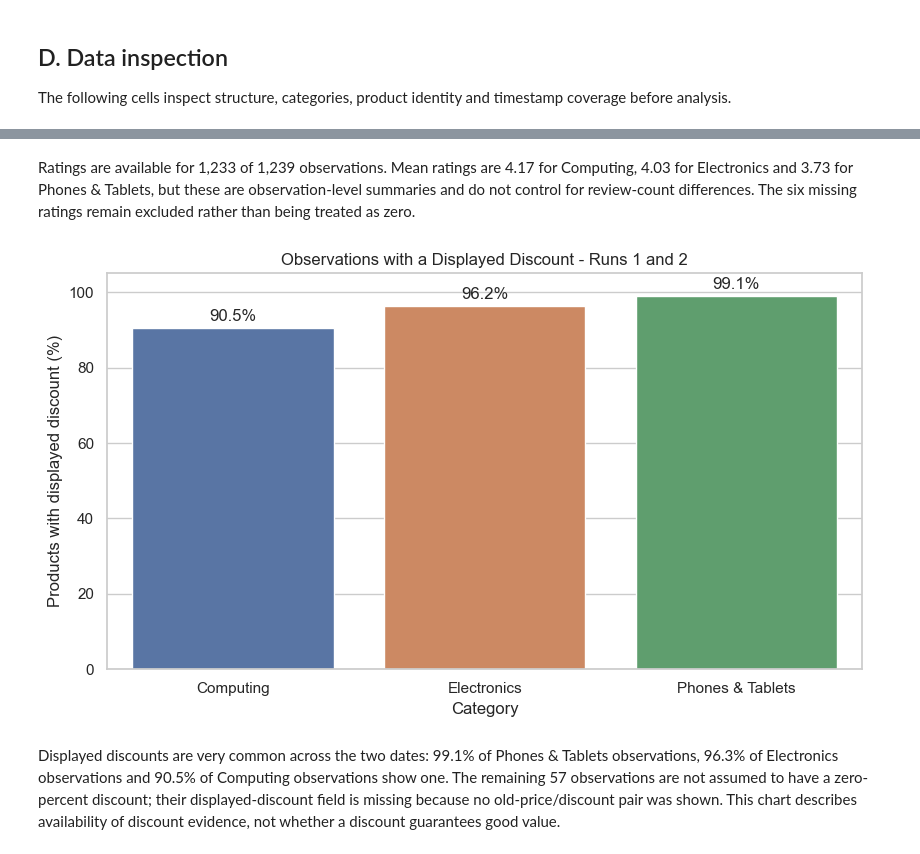
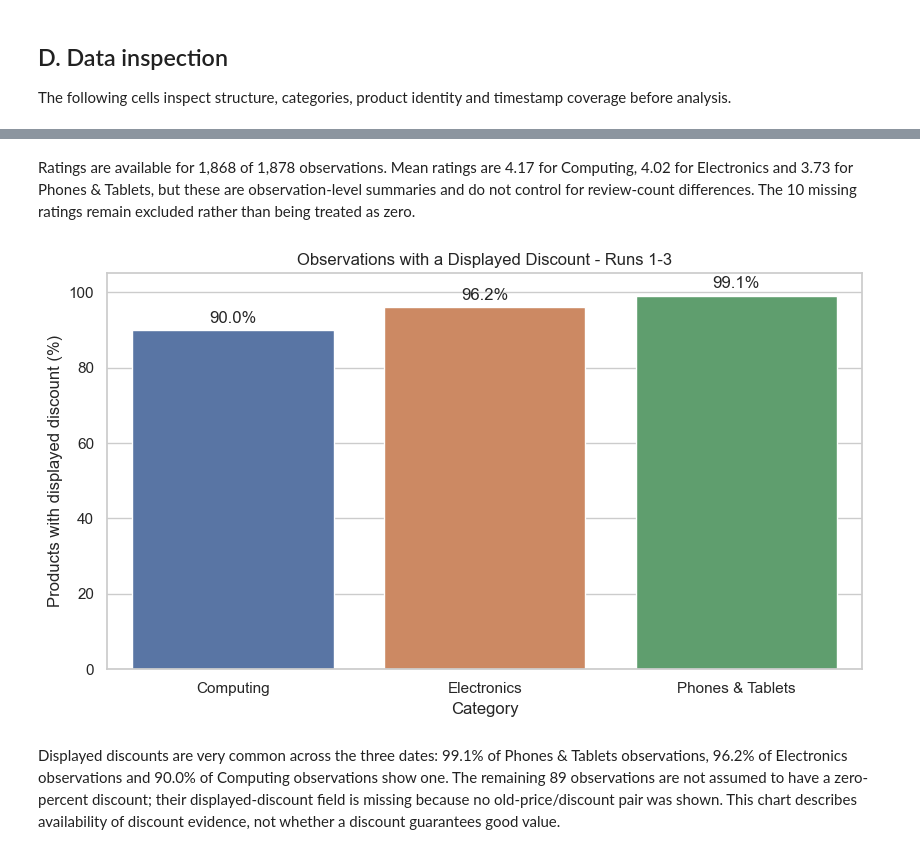
Before and after one commit to sedrackbisogho85-jpg/dsc2107-group2-jumia-ng, a Jupyter notebook: notebooks/jumia_analysis.ipynb, the cells around one changed output, grey strips where cells are left out. Cells and saved outputs as stored; diff of their text form; code cells hidden in the pictures.

```diff
--- a/notebooks/jumia_analysis.ipynb
+++ b/notebooks/jumia_analysis.ipynb
@@ -335,38 +341,38 @@ plt.show()
 # %% [markdown]
-Ratings are available for 1,233 of 1,239 observations. Mean ratings are 4.17 for Computing, 4.03 for Electronics and 3.73 for Phones & Tablets, but these are observation-level summaries and do not control for review-count differences. The six missing ratings remain excluded rather than being treated as zero.
+Ratings are available for 1,868 of 1,878 observations. Mean ratings are 4.17 for Computing, 4.02 for Electronics and 3.73 for Phones & Tablets, but these are observation-level summaries and do not control for review-count differences. The 10 missing ratings remain excluded rather than being treated as zero.
 # %%
 discount_summary = (
     df.groupby("category")
       .agg(
           total_products=("source_product_id", "size"),
           discounted_products=("displayed_discount_percentage", lambda values: values.notna().sum()),
       )
       .reset_index()
 )
 discount_summary["discounted_percentage"] = (
     discount_summary["discounted_products"] / discount_summary["total_products"] * 100
 )
 
 plt.figure(figsize=(8.5, 5))
 axis = sns.barplot(
     data=discount_summary,
     x="category",
     y="discounted_percentage",
     hue="category",
     legend=False,
 )
 for container in axis.containers:
     axis.bar_label(container, fmt="%.1f%%", padding=3)
-plt.title("Observations with a Displayed Discount - Runs 1 and 2")
+plt.title(f"Observations with a Displayed Discount - {run_label}")
 plt.xlabel("Category")
 plt.ylabel("Products with displayed discount (%)")
 plt.ylim(0, 105)
 plt.tight_layout()
 plt.show()
 # %% [output]
-[figure, old version]
+[figure, new version]
 # %% [markdown]
-Displayed discounts are very common across the two dates: 99.1% of Phones & Tablets observations, 96.3% of Electronics observations and 90.5% of Computing observations show one. The remaining 57 observations are not assumed to have a zero-percent discount; their displayed-discount field is missing because no old-price/discount pair was shown. This chart describes availability of discount evidence, not whether a discount guarantees good value.
+Displayed discounts are very common across the three dates: 99.1% of Phones & Tablets observations, 96.2% of Electronics observations and 90.0% of Computing observations show one. The remaining 89 observations are not assumed to have a zero-percent discount; their displayed-discount field is missing because no old-price/discount pair was shown. This chart describes availability of discount evidence, not whether a discount guarantees good value.
 # %%
 discount_pairs = df.dropna(
     subset=["displayed_discount_percentage", "calculated_discount_percentage"]
```
Also changed, not shown: parts of 24 cells of this notebook, 3 other files.
